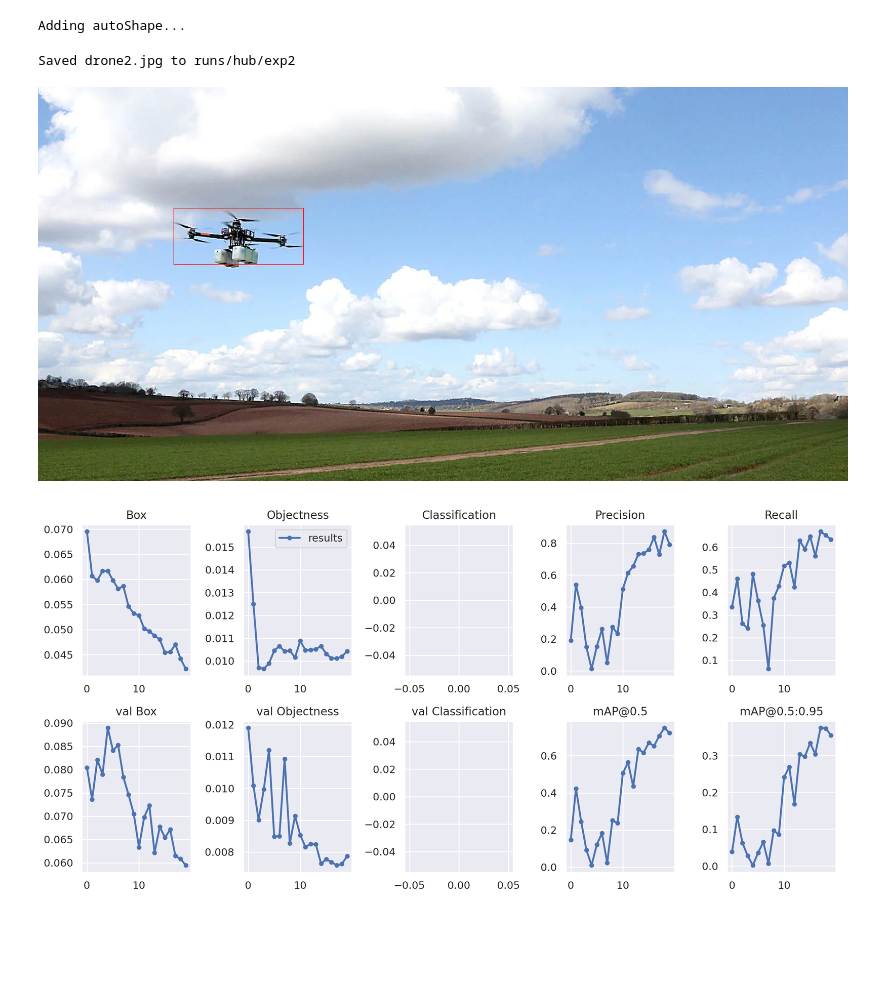
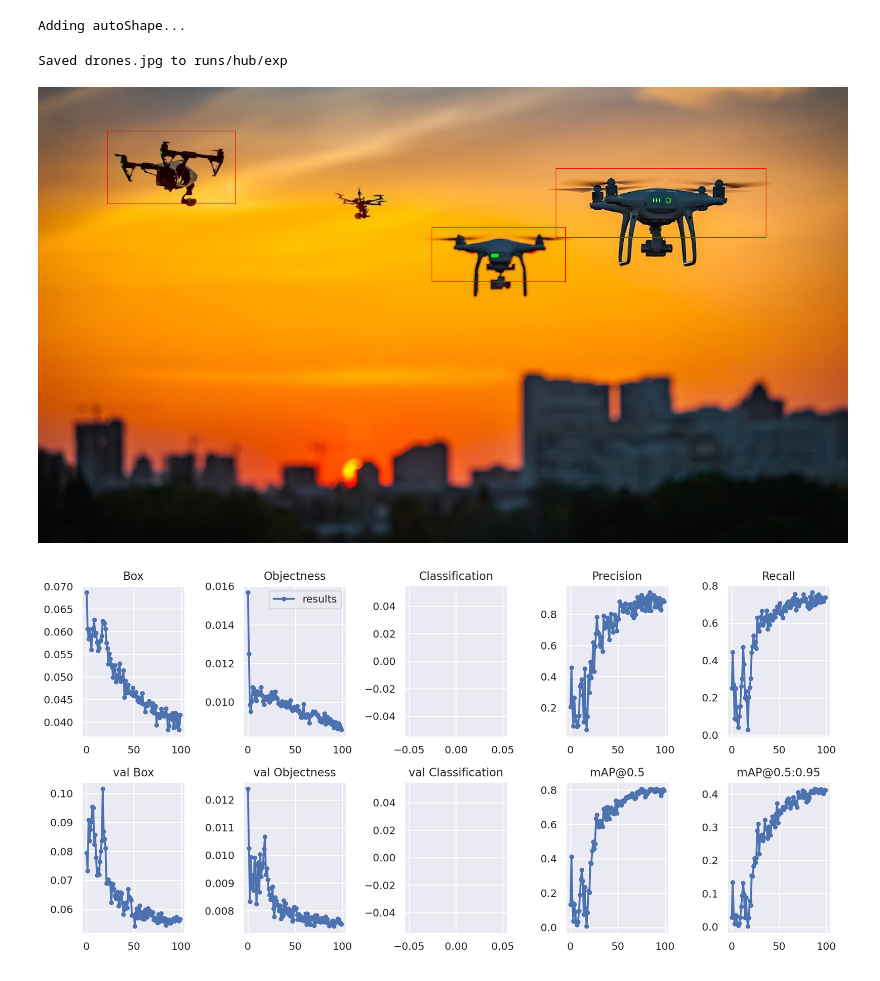
Before and after one commit to GSaiLahari/DroneDetection-YOLO7, a Jupyter notebook: YOLOv7.ipynb, the cells around one changed output. Drawn from its saved outputs; the diff is of its cells as text; code cells hidden in the pictures; blank space fills up the shorter version.

```diff
--- a/YOLOv7.ipynb
+++ b/YOLOv7.ipynb
@@ -96,5 +94,5 @@ Optimizer stripped from drone_detection/yolov7_size640_epochs20_batch16/weights/
 # %%
-model = torch.hub.load("/content/yolov7", 'custom', "drone_detection/yolov7_size640_epochs20_batch16/weights/best.pt", source='local', force_reload=True)
+model = torch.hub.load("/content/yolov7", 'custom', "drone_detection/yolov7_size640_epochs100_batch16/weights/best.pt", source='local', force_reload=True)
 # %% [output]
 Adding autoShape...
 # %%
@@ -104,28 +102,28 @@ from PIL import Image, ImageDraw
 import numpy as np
 import matplotlib.pyplot as plt
 # %%
-img_path = "/content/drone2.jpg"
+img_path = "/content/drones.jpg"
 
 img = Image.open(img_path)
 img_arr = np.array(img)
 
 # Inference
 results = model(img, size=640)
 
 result_pd = results.pandas().xyxy[0]
 results.save()
 for i in range(len(result_pd)):
     shape = [(result_pd['xmin'][i], result_pd['ymin'][i]), (result_pd['xmax'][i], result_pd['ymax'][i])]
     img1 = ImageDraw.Draw(img)
     img1.rectangle(shape, outline ="red")
 
 img
 # %% [output]
-Saved drone2.jpg to runs/hub/exp2
+Saved drones.jpg to runs/hub/exp
-[figure, old version]
+[figure, new version]
 # %%
-path = "/content/yolov7/drone_detection/yolov7_size640_epochs20_batch16/results.png"
+path = "/content/yolov7/drone_detection/yolov7_size640_epochs100_batch16/results.png"
 img = Image.open(path)
 img
 # %% [output]
-[figure, old version]
+[figure, new version]
```
Also changed, not shown: parts of 5 cells of this notebook.
